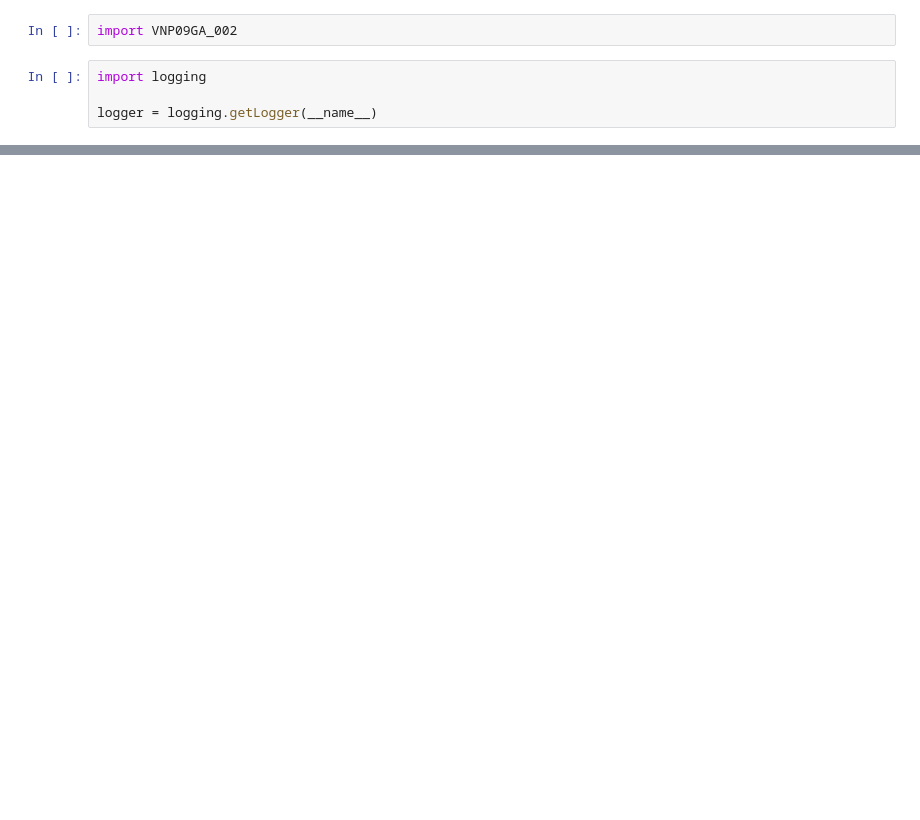
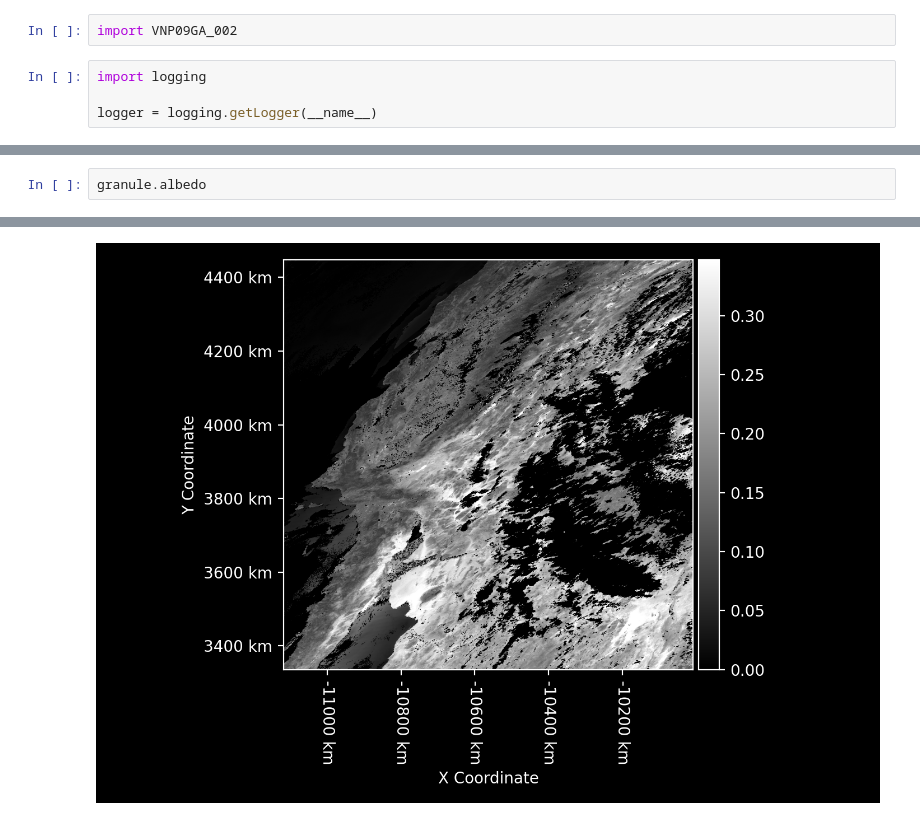
Before and after one commit to STARS-Data-Fusion/VNP09GA-002, a Jupyter notebook: Searching VNP09GA.002 with earthaccess.ipynb, the cells around one changed output, grey strips where cells are left out. Cells and saved outputs as stored; diff of their text form; blank space fills up the shorter version.

```diff
--- a/Searching VNP09GA.002 with earthaccess.ipynb
+++ b/Searching VNP09GA.002 with earthaccess.ipynb
@@ -35,0 +34,3 @@ granule.NDVI
+# %%
+granule.albedo
+# %% [output]
@@ -35,0 +55 @@ granule.NDVI
+[figure, added]
```
Also changed, not shown: parts of 5 cells of this notebook, 9 other files.
